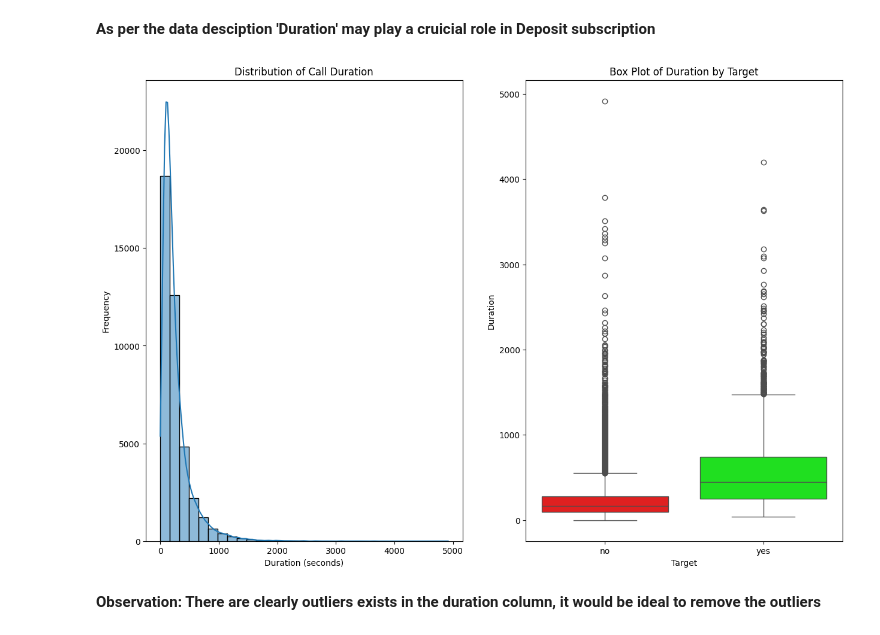
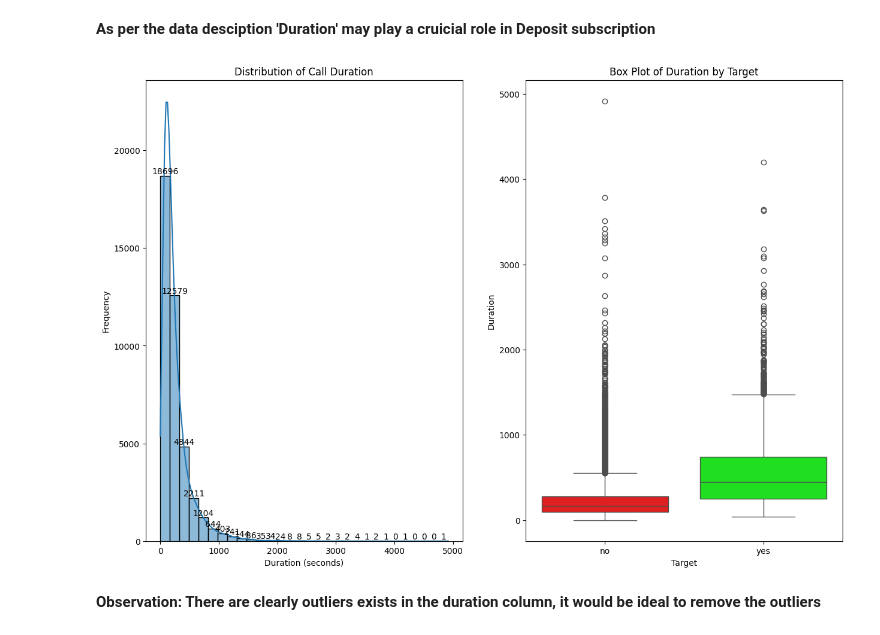
Before and after one commit to purnachand1186/bankMarketing_ML, a Jupyter notebook: prompt_III.ipynb, the cells around one changed output. Cells and saved outputs as stored; diff of their text form; code cells hidden in the pictures.

```diff
--- a/prompt_III.ipynb
+++ b/prompt_III.ipynb
@@ -256,16 +256,18 @@ plt.show()
 # %%
 fig, ax = plt.subplots(1,2,figsize=(15,10))
 fig = sns.histplot(df['duration'], bins=30, kde=True, ax = ax[0])
+for container in fig.containers:
+    fig.bar_label(container)
 fig.set_title('Distribution of Call Duration')
 fig.set_xlabel('Duration (seconds)')
 fig.set_ylabel('Frequency')
 fig = sns.boxplot(data = df, x='y', y='duration', palette = ["#FF0000", "#00FF00"], ax=ax[1])
 fig.set_title('Box Plot of Duration by Target')
 fig.set_xlabel('Target')
 fig.set_ylabel('Duration')
 plt.show()
 # %% [output]
-[figure, old version]
+[figure, new version]
 # %% [markdown]
 **Observation: There are clearly outliers exists in the duration column, it would be ideal to remove the outliers**
 # %%
```
Also changed, not shown: parts of 4 cells of this notebook.
